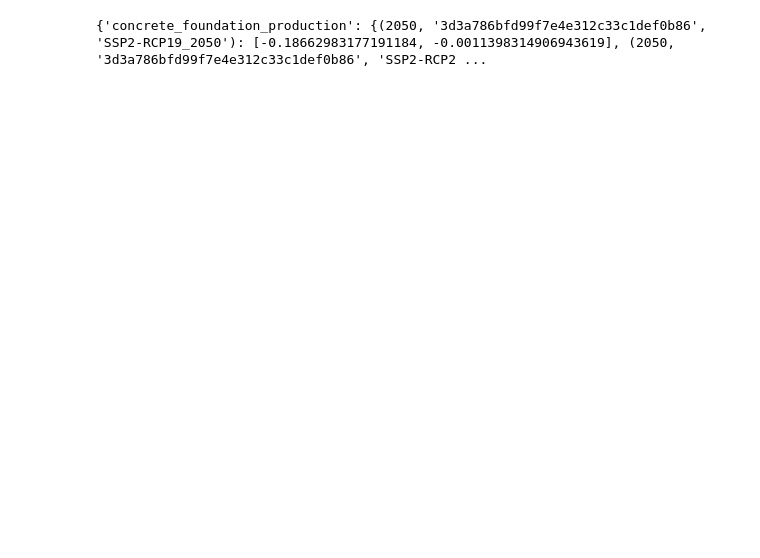
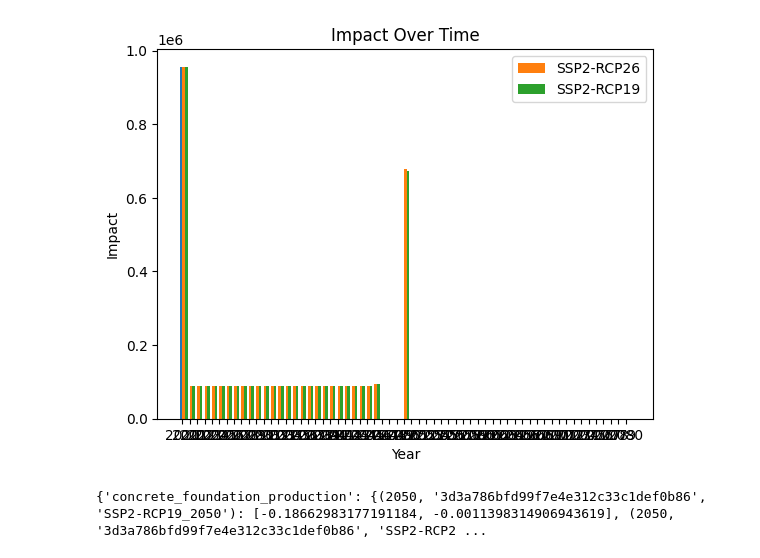
Before and after one commit to Haitham-ghaida/MCC, a Jupyter notebook: test.ipynb, the cells around one changed output. Drawn from its saved outputs; the diff is of its cells as text; code cells hidden in the pictures; blank space fills up the shorter version.

```diff
--- a/test.ipynb
+++ b/test.ipynb
@@ -194,0 +277,63 @@ full_results_no_elec
+# %%
+import matplotlib.pyplot as plt
+
+def calculate_2020_sum(input_dict, impact_index):
+    sum_2020 = 0
+    for key, value in input_dict.items():
+        if key[0] == 2020:
+            sum_2020 += value[impact_index]
+    return sum_2020
+
+def extract_and_aggregate(db, input_dict, impact_index):
+    data = {}
+    for key, value in input_dict.items():
+        year, _, db_name = key
+        if '_'.join(db_name.split('_')[:-1]) == db:
+            data[year] = data.get(year, 0) + value[impact_index]
+    return data
+
+def create_bar_plot(input_dict, impact_index):
+    sum_2020 = calculate_2020_sum(input_dict, impact_index)
+
+    databases = set('_'.join(key[2].split('_')[:-1]) for key in input_dict.keys())
+
+    all_years = sorted(set(key[0] for key in input_dict.keys()))
+    bar_width = 0.35  # Adjust as needed
+
+    fig, ax = plt.subplots()
+
+    for db_idx, db in enumerate(databases):
+        data = extract_and_aggregate(db, input_dict, impact_index)
+
+        # Sort data by years
+        sorted_data = {year: data.get(year, 0) for year in all_years}
+
+        years, impacts = zip(*sorted_data.items())
+
+        # Adding the summed 2020 data at the beginning
+        years = (2020,) + years
+        impacts = (sum_2020,) + impacts
+
+        # Creating bar for each database
+        ax.bar(
+            [year + (db_idx * bar_width) for year in years],
+            impacts,
+            width=bar_width,
+            label=db
+        )
+
+    ax.set_xlabel("Year")
+    ax.set_ylabel("Impact")
+    ax.set_title("Impact Over Time")
+    ax.legend()
+
+    # Adjust x-ticks to be in the center of the grouped bars
+    ax.set_xticks([year + (bar_width / 2) for year in all_years])
+    ax.set_xticklabels(all_years)
+
+    plt.show()
+
+# Replace 'new' with your input data dictionary
+create_bar_plot(new, 0)
+# %% [output]
+[figure, added]
```
Also changed, not shown: parts of 14 cells of this notebook, 2 other files.
